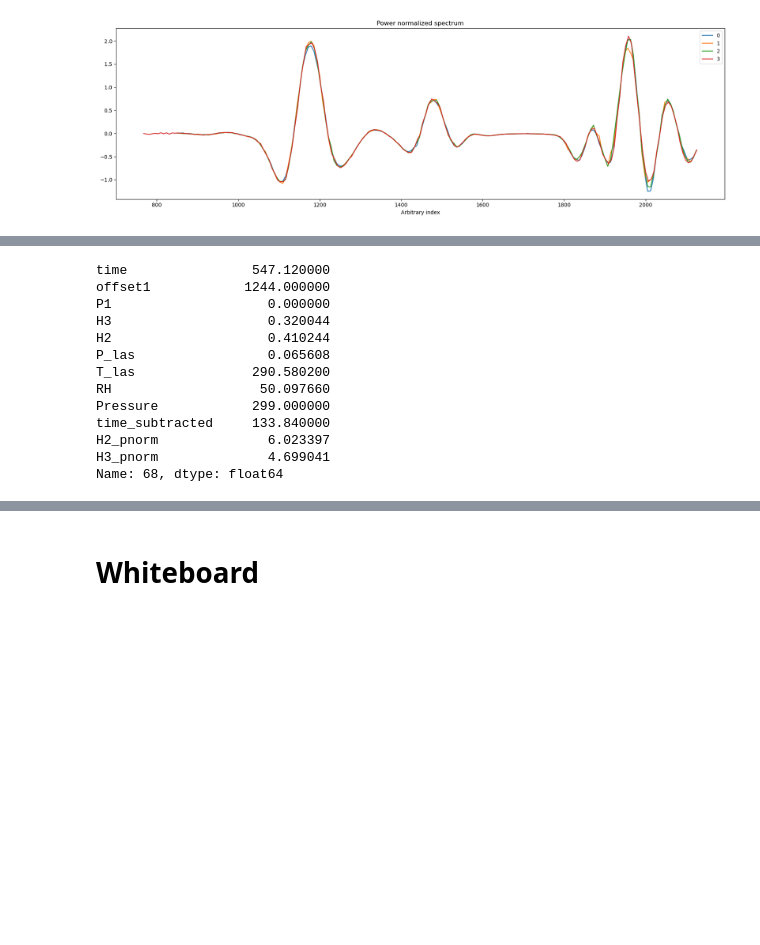
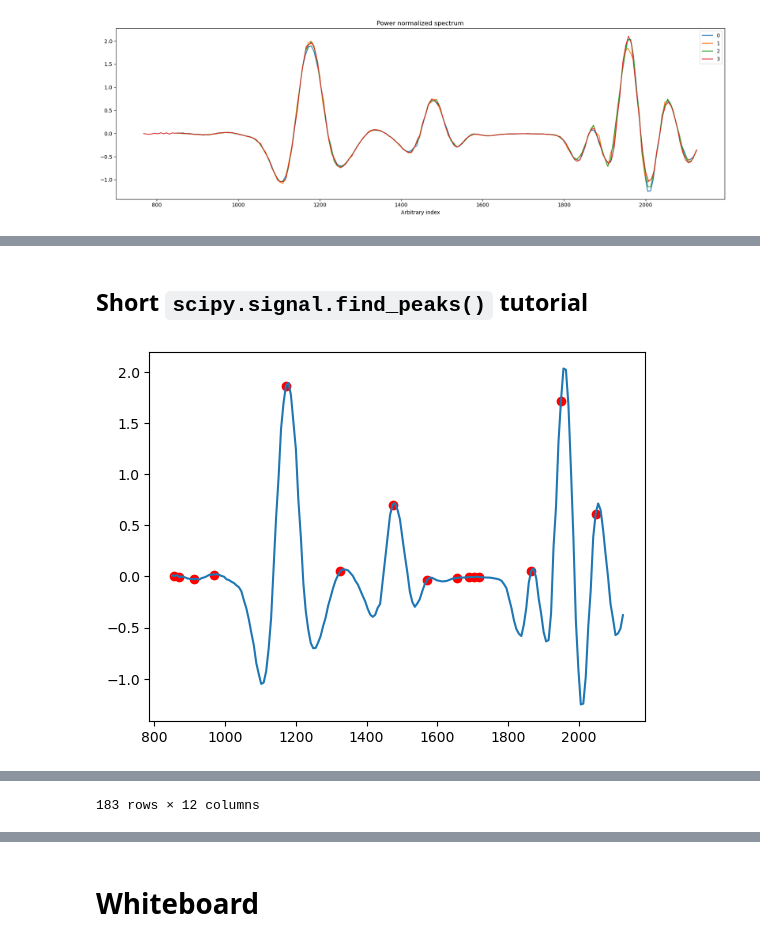
Before and after one commit to lampnis/aerosol-things, a Jupyter notebook: codes/nb.ipynb, the cells around one changed output, grey strips where cells are left out. Saved outputs shown, nothing was run; the diff lists cells and outputs as text; code cells hidden in the pictures; blank space fills up the shorter version.

```diff
--- a/codes/nb.ipynb
+++ b/codes/nb.ipynb
@@ -722,4 +727,16 @@ ValueError: zero-size array to reduction operation maximum which has no identity
+# %% [markdown]
+## Short `scipy.signal.find_peaks()` tutorial
 # %%
-test_peaks = find_peaks(cm_22deg_300.spectra_list[0]['H2_pnorm'], height=(2, 7))
-cm_22deg_300.spectra_list[0].loc[test_peaks[0][0]+1,:]
+test_peaks, _ = find_peaks(cm_22deg_600.spectra_list[0]['H2_pnorm'])
+df = cm_22deg_600.spectra_list[0]
+f = lambda x: x if x.name in test_peaks else None  # noqa: E731
+df_peaks = df.apply(f, axis=1, result_type='broadcast').dropna()
+plt.plot(df['offset1'], df['H2_pnorm'])
+plt.scatter(df_peaks['offset1'], df_peaks['H2_pnorm'], c='red')
+plt.show()
+# test_peaks[0]
+# df.loc[1,:]
+# df_peaks
+df
 # %% [output]
+[figure, added]
@@ -726,13 +755 @@ cm_22deg_300.spectra_list[0].loc[test_peaks[0][0]+1,:]
-time                547.120000
-offset1            1244.000000
-P1                    0.000000
-H3                    0.320044
-H2                    0.410244
-P_las                 0.065608
-T_las               290.580200
-RH                   50.097660
-Pressure            299.000000
-time_subtracted     133.840000
-H2_pnorm              6.023397
-H3_pnorm              4.699041
-Name: 68, dtype: float64
+183 rows × 12 columns
```
Also changed, not shown: parts of 13 cells of this notebook, 42 other files.
